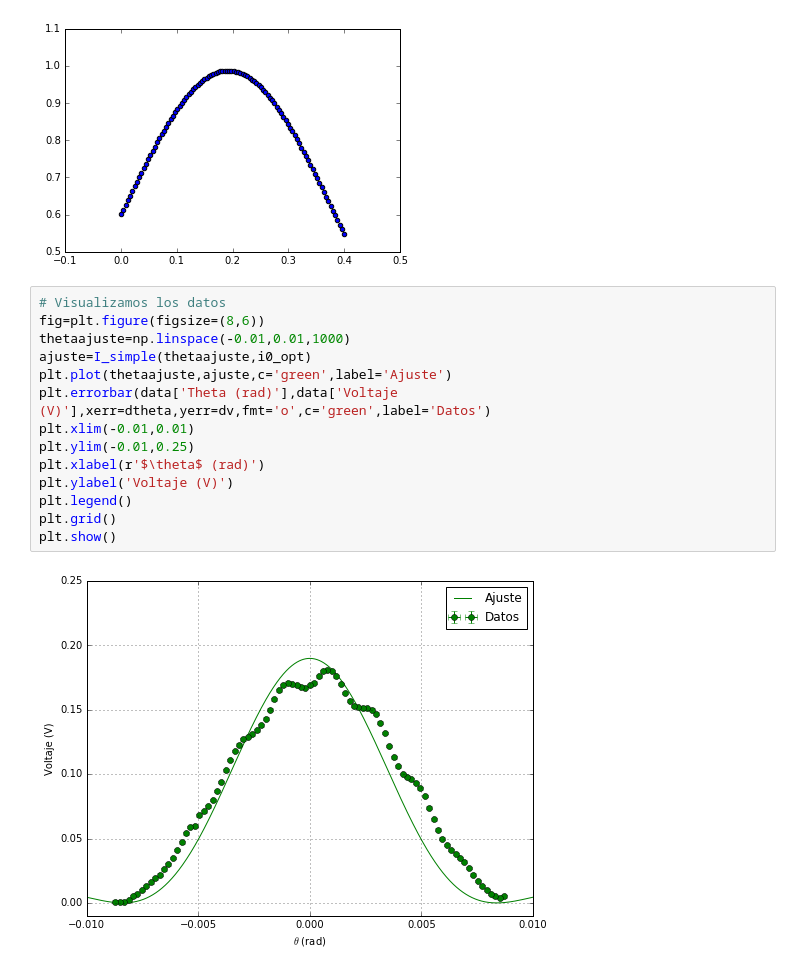
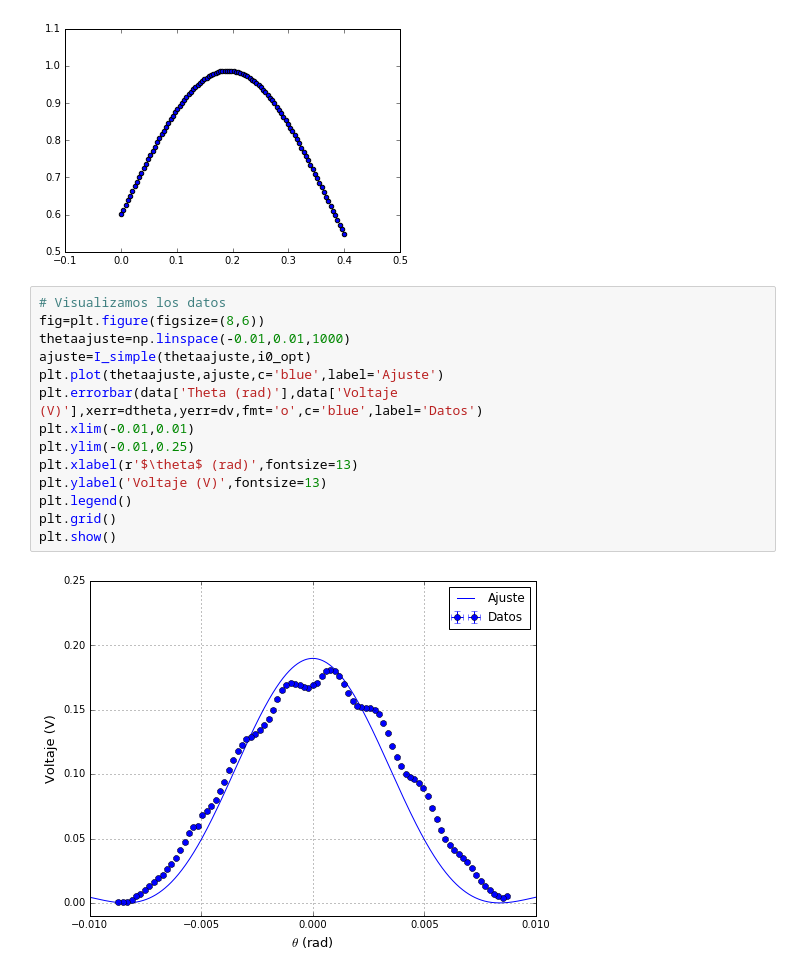
Before and after one commit to Bulldy/Laboratorio-Avanzado, a Jupyter notebook: Doble Rendija/laser_simple.ipynb, the cells around one changed output. Cells and saved outputs as stored; diff of their text form.

```diff
--- a/Doble Rendija/laser_simple.ipynb
+++ b/Doble Rendija/laser_simple.ipynb
@@ -96,16 +96,16 @@ plt.show()
 # %%
 # Visualizamos los datos
 fig=plt.figure(figsize=(8,6))
 thetaajuste=np.linspace(-0.01,0.01,1000)
 ajuste=I_simple(thetaajuste,i0_opt)
-plt.plot(thetaajuste,ajuste,c='green',label='Ajuste')
-plt.errorbar(data['Theta (rad)'],data['Voltaje (V)'],xerr=dtheta,yerr=dv,fmt='o',c='green',label='Datos')
+plt.plot(thetaajuste,ajuste,c='blue',label='Ajuste')
+plt.errorbar(data['Theta (rad)'],data['Voltaje (V)'],xerr=dtheta,yerr=dv,fmt='o',c='blue',label='Datos')
 plt.xlim(-0.01,0.01)
 plt.ylim(-0.01,0.25)
-plt.xlabel(r'$\theta$ (rad)')
-plt.ylabel('Voltaje (V)')
+plt.xlabel(r'$\theta$ (rad)',fontsize=13)
+plt.ylabel('Voltaje (V)',fontsize=13)
 plt.legend()
 plt.grid()
 plt.show()
 # %% [output]
-[figure, old version]
+[figure, new version]
```
Also changed, not shown: 3 other files.
